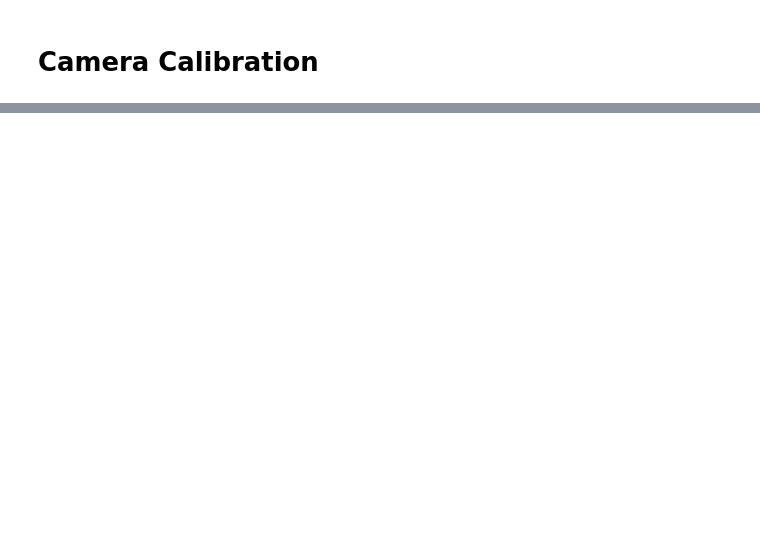
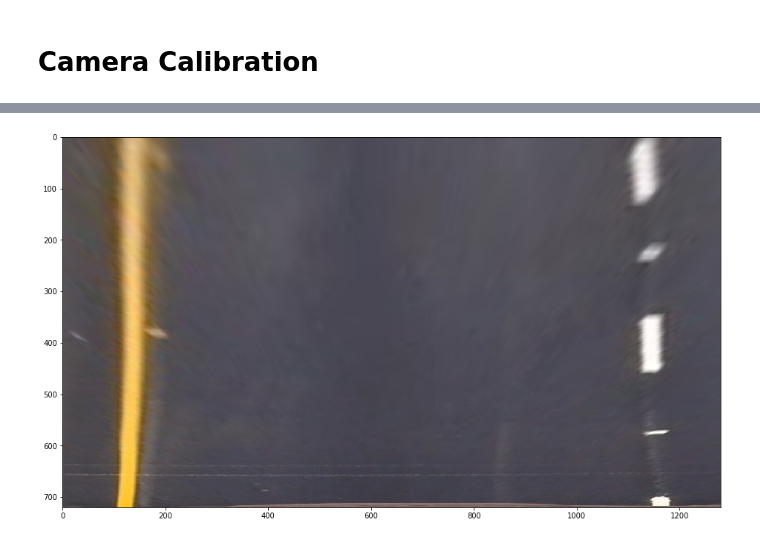
Before and after one commit to jjw2/SDC_Term1_P4, a Jupyter notebook: SDC_Term1_P4.ipynb, the cells around one changed output, grey strips where cells are left out. Saved outputs shown, nothing was run; the diff lists cells and outputs as text; code cells hidden in the pictures; blank space fills up the shorter version.

```diff
--- a/SDC_Term1_P4.ipynb
+++ b/SDC_Term1_P4.ipynb
@@ -135,0 +144,26 @@ def corners_unwarp(img, nx, ny, mtx, dist):
+# %%
+# Define a warping function to do the perspective transform
+def warpPers(img):
+
+    #Hard-coding the values here
+    xpnts = [238, 577, 707, 1066]
+    ypnts = [720-35, 460, 460, 720-35,]
+
+    # Reshape to the format required by cv2
+    srcx = np.array(xpnts)[np.newaxis].T
+    srcy = np.array(ypnts)[np.newaxis].T
+    src = np.concatenate((srcx, srcy), axis=1).astype(np.float32)
+
+    ofst = 100
+    dst = np.float32([[ofst, shp[0]], [ofst, 0], [shp[1]-ofst, 0], [shp[1]-ofst, shp[0]]])
+
+    # Warp
+    M = cv2.getPerspectiveTransform(src,dst)
+    warped = cv2.warpPerspective(img, M, (shp[1], shp[0]))
+
+    return warped
+
+plt.figure(figsize=(16, 24));
+plt.imshow(warpPers(strt_img));
+# %% [output]
+[figure, added]
```
Also changed, not shown: parts of 13 cells of this notebook, 2 other files.
